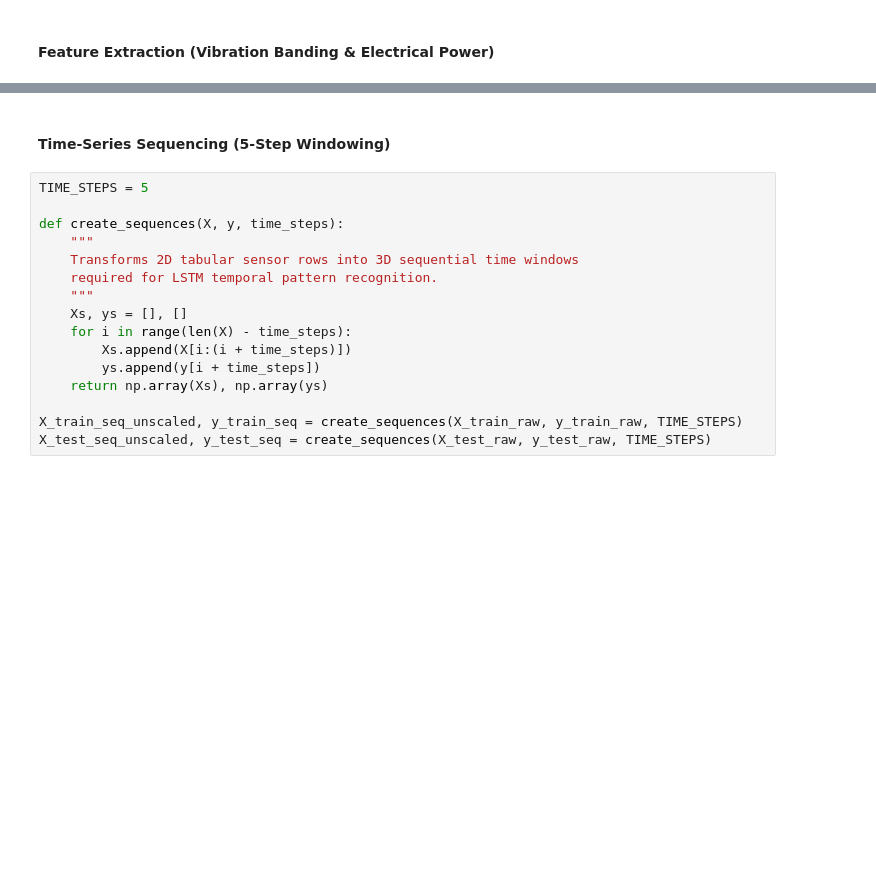
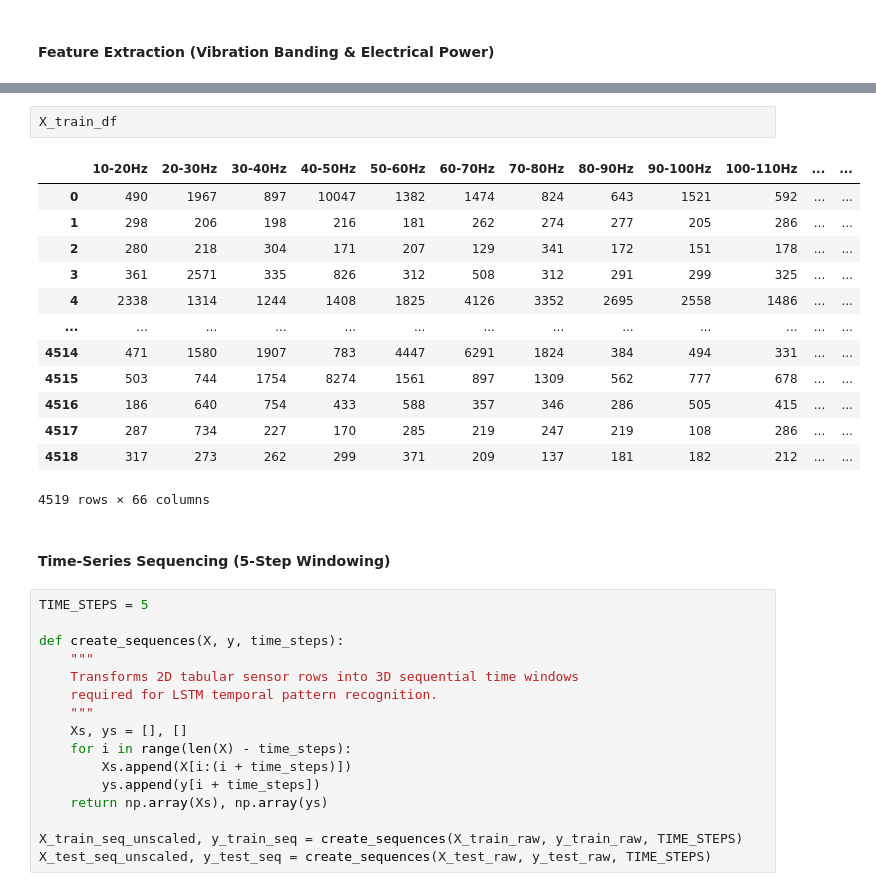
Before and after one commit to DeelakaDias/Preventing-Mechanism, a Jupyter notebook: LSTM.ipynb, the cells around one changed output, grey strips where cells are left out. Drawn from its saved outputs; the diff is of its cells as text; blank space fills up the shorter version.

```diff
--- a/LSTM.ipynb
+++ b/LSTM.ipynb
@@ -110,3 +116,19 @@ print(f"Guaranteed Test Features: {X_test_raw.shape[1]}")
+# %%
+X_train_df
+# %% [output]
+|  | 10-20Hz | 20-30Hz | 30-40Hz | 40-50Hz | 50-60Hz | 60-70Hz | 70-80Hz | 80-90Hz | 90-100Hz | 100-110Hz | ... | ... |
+| 0 | 490 | 1967 | 897 | 10047 | 1382 | 1474 | 824 | 643 | 1521 | 592 | ... | ... |
+| 1 | 298 | 206 | 198 | 216 | 181 | 262 | 274 | 277 | 205 | 286 | ... | ... |
+| 2 | 280 | 218 | 304 | 171 | 207 | 129 | 341 | 172 | 151 | 178 | ... | ... |
+| 3 | 361 | 2571 | 335 | 826 | 312 | 508 | 312 | 291 | 299 | 325 | ... | ... |
+| 4 | 2338 | 1314 | 1244 | 1408 | 1825 | 4126 | 3352 | 2695 | 2558 | 1486 | ... | ... |
+| ... | ... | ... | ... | ... | ... | ... | ... | ... | ... | ... | ... | ... |
+| 4514 | 471 | 1580 | 1907 | 783 | 4447 | 6291 | 1824 | 384 | 494 | 331 | ... | ... |
+| 4515 | 503 | 744 | 1754 | 8274 | 1561 | 897 | 1309 | 562 | 777 | 678 | ... | ... |
+| 4516 | 186 | 640 | 754 | 433 | 588 | 357 | 346 | 286 | 505 | 415 | ... | ... |
+| 4517 | 287 | 734 | 227 | 170 | 285 | 219 | 247 | 219 | 108 | 286 | ... | ... |
+| 4518 | 317 | 273 | 262 | 299 | 371 | 209 | 137 | 181 | 182 | 212 | ... | ... |
+4519 rows × 66 columns
 # %% [markdown]
 #### Time-Series Sequencing (5-Step Windowing)
 # %%
```
Also changed, not shown: parts of 6 cells of this notebook, 3 other files.
